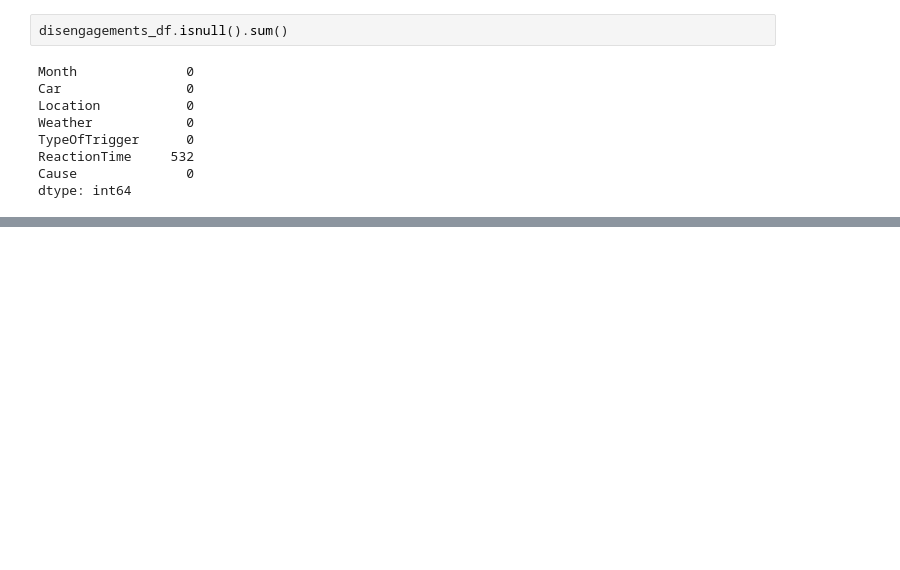
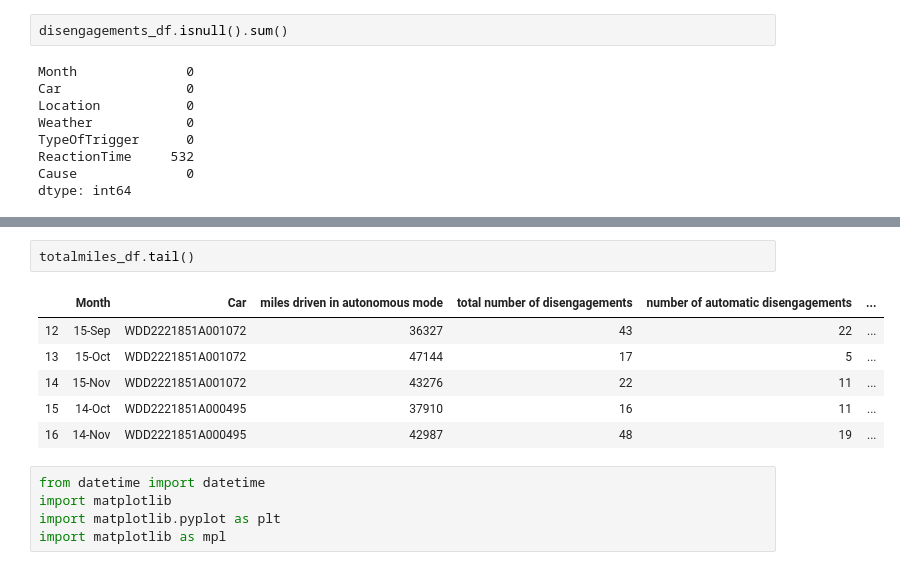
Before and after one commit to SamChyu/cs498mp1, a Jupyter notebook: MP1/Task.ipynb, the cells around one changed output, grey strips where cells are left out. Drawn from its saved outputs; the diff is of its cells as text; blank space fills up the shorter version.

```diff
--- a/MP1/Task.ipynb
+++ b/MP1/Task.ipynb
@@ -71,0 +92,14 @@ plt.show()
+# %%
+totalmiles_df.tail()
+# %% [output]
+|  | Month | Car | miles driven in autonomous mode | total number of disengagements | number of automatic disengagements | ... |
+| 12 | 15-Sep | WDD2221851A001072 | 36327 | 43 | 22 | ... |
+| 13 | 15-Oct | WDD2221851A001072 | 47144 | 17 | 5 | ... |
+| 14 | 15-Nov | WDD2221851A001072 | 43276 | 22 | 11 | ... |
+| 15 | 14-Oct | WDD2221851A000495 | 37910 | 16 | 11 | ... |
+| 16 | 14-Nov | WDD2221851A000495 | 42987 | 48 | 19 | ... |
+# %%
+from datetime import datetime
+import matplotlib
+import matplotlib.pyplot as plt
+import matplotlib as mpl
```
Also changed, not shown: parts of 5 cells of this notebook, 2 other files.
